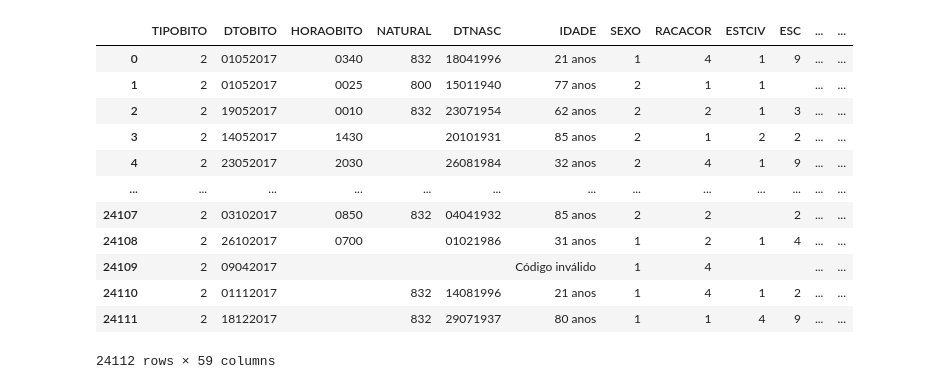
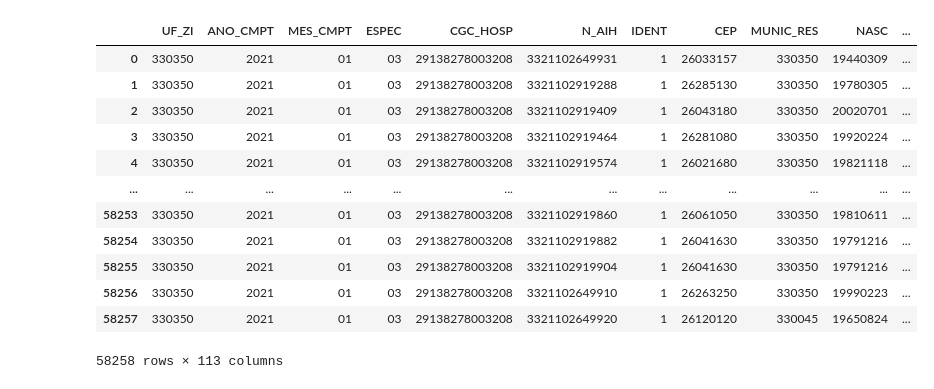
Before and after one commit to DataSUS-Infraestrutura/Airflow, a Jupyter notebook: ler.ipynb, the cells around one changed output. Cells and saved outputs as stored; diff of their text form; code cells hidden in the pictures.

Commit message:
Airflow

```diff
--- a/ler.ipynb
+++ b/ler.ipynb
@@ -36,20 +20,19 @@ only showing top 20 rows
 # %%
 import pandas as pd
 
-df = pd.read_parquet('/home/jamilsonfs/airflow/dados/dados_parquet/DOES2017.parquet')
-
+df = pd.read_parquet('/home/jamilsonfs/airflow/RDRJ2101.parquet/RDRJ2101.parquet')
 df
 # %% [output]
-|  | TIPOBITO | DTOBITO | HORAOBITO | NATURAL | DTNASC | IDADE | SEXO | RACACOR | ESTCIV | ESC | ... | ... |
-| 0 | 2 | 01052017 | 0340 | 832 | 18041996 | 21 anos | 1 | 4 | 1 | 9 | ... | ... |
-| 1 | 2 | 01052017 | 0025 | 800 | 15011940 | 77 anos | 2 | 1 | 1 |  | ... | ... |
-| 2 | 2 | 19052017 | 0010 | 832 | 23071954 | 62 anos | 2 | 2 | 1 | 3 | ... | ... |
-| 3 | 2 | 14052017 | 1430 |  | 20101931 | 85 anos | 2 | 1 | 2 | 2 | ... | ... |
-| 4 | 2 | 23052017 | 2030 |  | 26081984 | 32 anos | 2 | 4 | 1 | 9 | ... | ... |
-| ... | ... | ... | ... | ... | ... | ... | ... | ... | ... | ... | ... | ... |
-| 24107 | 2 | 03102017 | 0850 | 832 | 04041932 | 85 anos | 2 | 2 |  | 2 | ... | ... |
-| 24108 | 2 | 26102017 | 0700 |  | 01021986 | 31 anos | 1 | 2 | 1 | 4 | ... | ... |
-| 24109 | 2 | 09042017 |  |  |  | Código inválido | 1 | 4 |  |  | ... | ... |
-| 24110 | 2 | 01112017 |  | 832 | 14081996 | 21 anos | 1 | 4 | 1 | 2 | ... | ... |
-| 24111 | 2 | 18122017 |  | 832 | 29071937 | 80 anos | 1 | 1 | 4 | 9 | ... | ... |
+|  | UF_ZI | ANO_CMPT | MES_CMPT | ESPEC | CGC_HOSP | N_AIH | IDENT | CEP | MUNIC_RES | NASC | ... |
+| 0 | 330350 | 2021 | 01 | 03 | 29138278003208 | 3321102649931 | 1 | 26033157 | 330350 | 19440309 | ... |
+| 1 | 330350 | 2021 | 01 | 03 | 29138278003208 | 3321102919288 | 1 | 26285130 | 330350 | 19780305 | ... |
+| 2 | 330350 | 2021 | 01 | 03 | 29138278003208 | 3321102919409 | 1 | 26043180 | 330350 | 20020701 | ... |
+| 3 | 330350 | 2021 | 01 | 03 | 29138278003208 | 3321102919464 | 1 | 26281080 | 330350 | 19920224 | ... |
+| 4 | 330350 | 2021 | 01 | 03 | 29138278003208 | 3321102919574 | 1 | 26021680 | 330350 | 19821118 | ... |
+| ... | ... | ... | ... | ... | ... | ... | ... | ... | ... | ... | ... |
+| 58253 | 330350 | 2021 | 01 | 03 | 29138278003208 | 3321102919860 | 1 | 26061050 | 330350 | 19810611 | ... |
+| 58254 | 330350 | 2021 | 01 | 03 | 29138278003208 | 3321102919882 | 1 | 26041630 | 330350 | 19791216 | ... |
+| 58255 | 330350 | 2021 | 01 | 03 | 29138278003208 | 3321102919904 | 1 | 26041630 | 330350 | 19791216 | ... |
+| 58256 | 330350 | 2021 | 01 | 03 | 29138278003208 | 3321102649910 | 1 | 26263250 | 330350 | 19990223 | ... |
+| 58257 | 330350 | 2021 | 01 | 03 | 29138278003208 | 3321102649920 | 1 | 26120120 | 330045 | 19650824 | ... |
-24112 rows × 59 columns
+58258 rows × 113 columns
```
Also changed, not shown: parts of 8 cells of this notebook, 45 other files.
